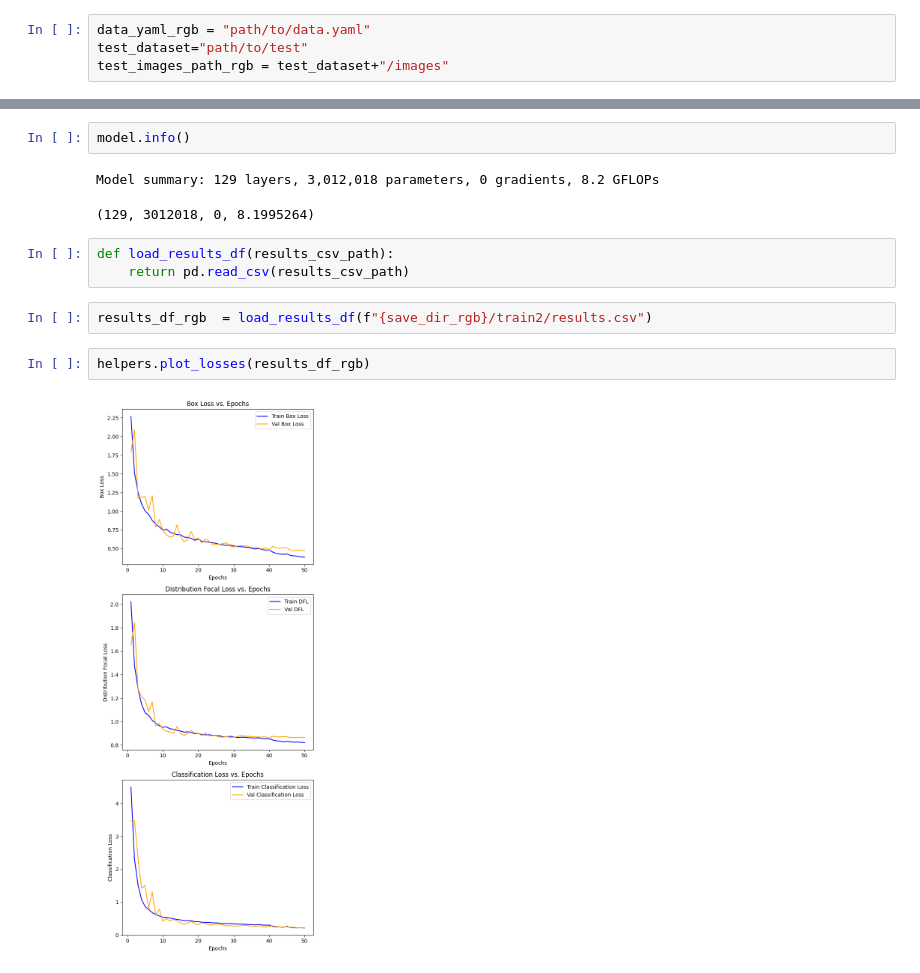
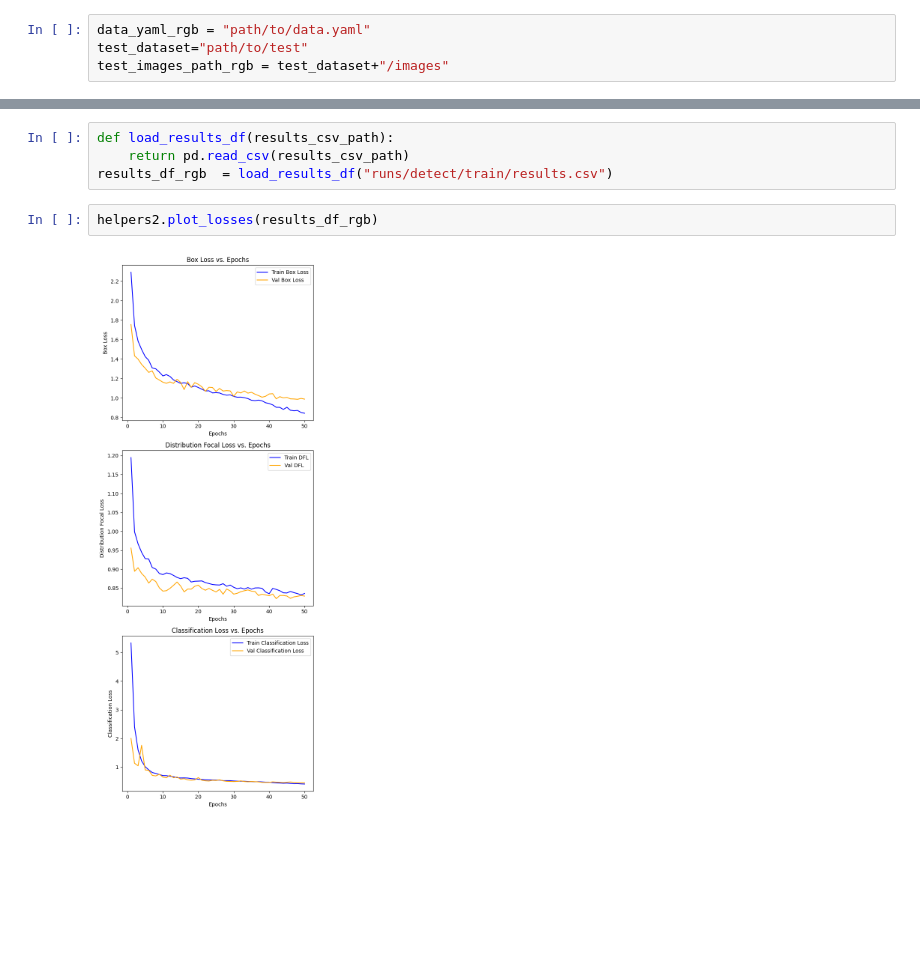
Before and after one commit to avechir/masters-diploma, a Jupyter notebook: training/rgb-model.ipynb, the cells around one changed output, grey strips where cells are left out. Drawn from its saved outputs; the diff is of its cells as text; blank space fills up the shorter version.

```diff
--- a/training/rgb-model.ipynb
+++ b/training/rgb-model.ipynb
@@ -100,15 +37,9 @@ model.save(model_save_path)
-# %%
-model.info()
-# %% [output]
-Model summary: 129 layers, 3,012,018 parameters, 0 gradients, 8.2 GFLOPs
-(129, 3012018, 0, 8.1995264)
 # %%
 def load_results_df(results_csv_path):
     return pd.read_csv(results_csv_path)
+results_df_rgb  = load_results_df("runs/detect/train/results.csv")
-# %%
-results_df_rgb  = load_results_df(f"{save_dir_rgb}/train2/results.csv")
 # %%
-helpers.plot_losses(results_df_rgb)
+helpers2.plot_losses(results_df_rgb)
 # %% [output]
-[figure, old version]
+[figure, new version]
 # %%
```
Also changed, not shown: parts of 11 cells of this notebook, 10 other files.
